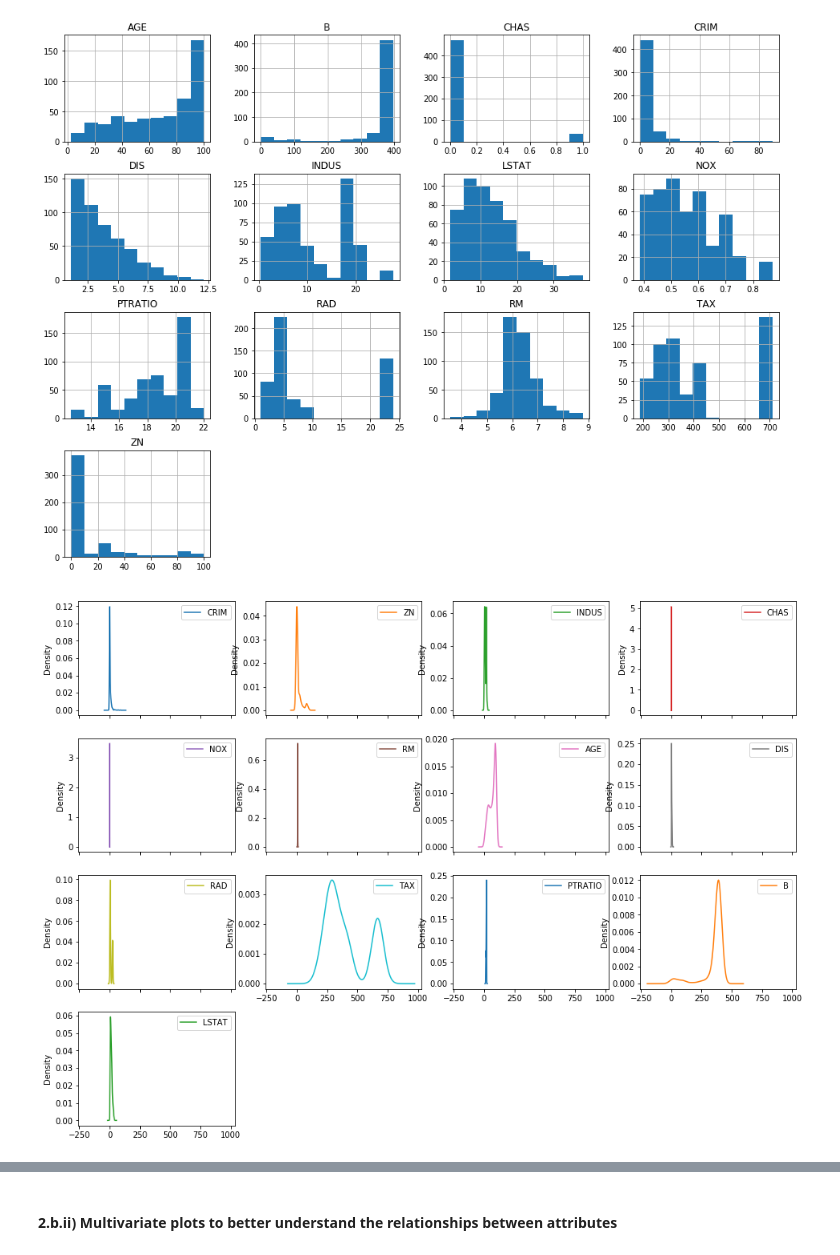
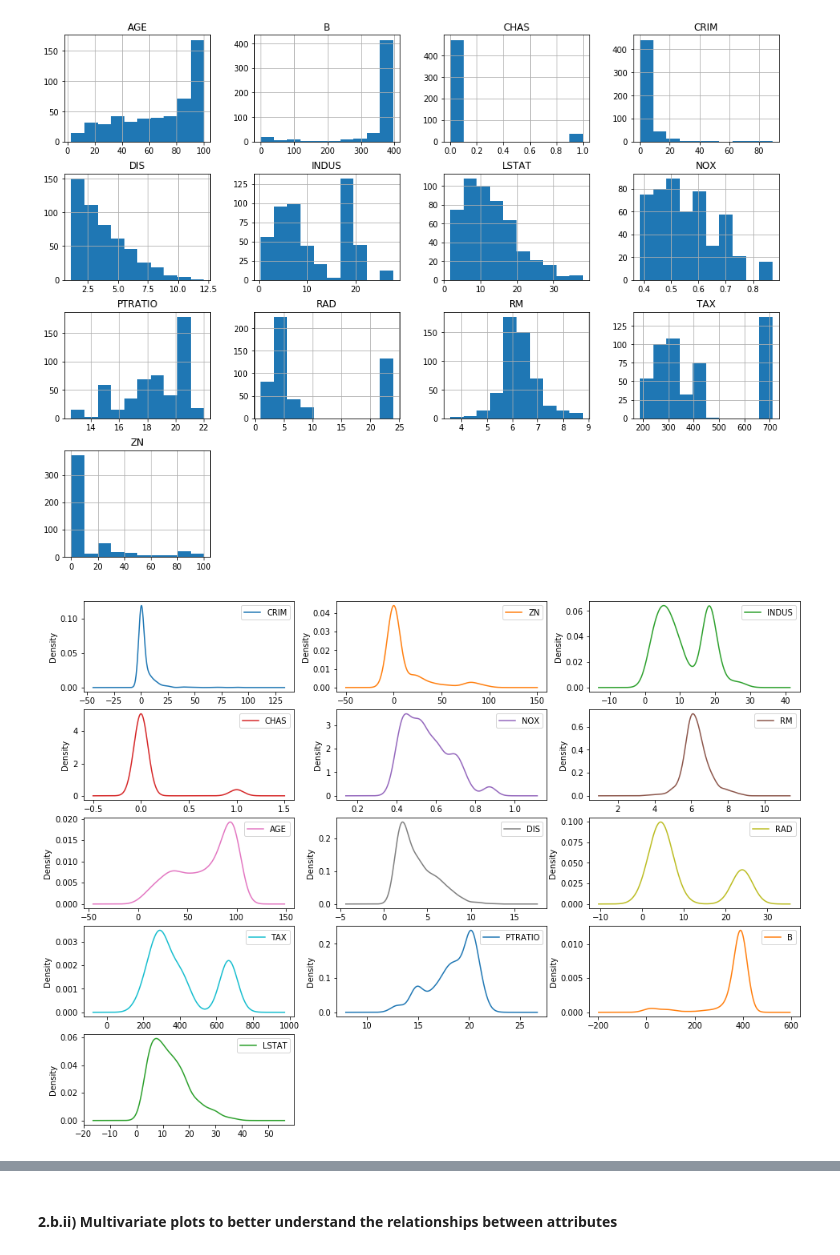
Before and after one commit to daines-analytics/tabular-data-projects, a Jupyter notebook: _py-project-templates/py-template-regression_example.ipynb, the cells around one changed output, grey strips where cells are left out. Drawn from its saved outputs; the diff is of its cells as text; code cells hidden in the pictures.

```diff
--- a/_py-project-templates/py-template-regression_example.ipynb
+++ b/_py-project-templates/py-template-regression_example.ipynb
@@ -81,18 +85,28 @@ entireDataset = entireDataset.rename(columns={'MEDV': 'targetVar'})
+# %%
+# Create one random seed number for reproducible results
+seedNum = 888
+
+# Set up a variable for the total number of attribute columns (totAttr)
+totCol = len(entireDataset.columns)
+totAttr = totCol-1
+
+# Set up the number of row and columns for visualization display. dispRow * dispCol should be >= totAttr
+dispCol = 3
+if totAttr % dispCol == 0 :
+    dispRow = totAttr // dispCol
+else :
+    dispRow = (totAttr // dispCol) + 1
+
+# Set figure width to 16 and height to 12 (4:3 aspect ratio)
+fig_size = pyplot.rcParams["figure.figsize"]
+fig_size[0] = 16
+fig_size[1] = 12
+pyplot.rcParams["figure.figsize"] = fig_size
 # %% [markdown]
 ## Section 2 - Summarize Data
 To gain a better understanding of the data that we have on-hand, we will leverage a number of descriptive statistics and data visualization techniques. The plan is to use the results to consider new questions, review assumptions, and validate hypotheses that we can investigate later with specialized models.
 # %% [markdown]
 ### 2.a) Descriptive statistics
-# %%
-# Set up a variable for the total number of attribute columns (totAttr)
-totCol = len(entireDataset.columns)
-totAttr = totCol-1
-# Set up the number of row and columns for visualization display. dispRow * dispCol should be >= totAttr
-dispCol = 4
-if totAttr % dispCol == 0 :
-    dispRow = totAttr // dispCol
-else :
-    dispRow = (totAttr // dispCol) + 1
 # %% [markdown]
 #### 2.a.i) Peek at the data itself.
 # %%
@@ -208,9 +216,9 @@ pyplot.show()
 [figure]
 # %%
 # Density plot for each attribute
-attributeOnly.plot(kind='density', subplots=True, layout=(dispRow,dispCol))
+attributeOnly.plot(kind='density', subplots=True, layout=(dispRow,dispCol), sharex=False, sharey=False)
 pyplot.show()
 # %% [output]
-[figure, old version]
+[figure, new version]
 # %%
 # Box and Whisker plot for each attribute
```
Also changed, not shown: parts of 12 cells of this notebook, 5 other files.
